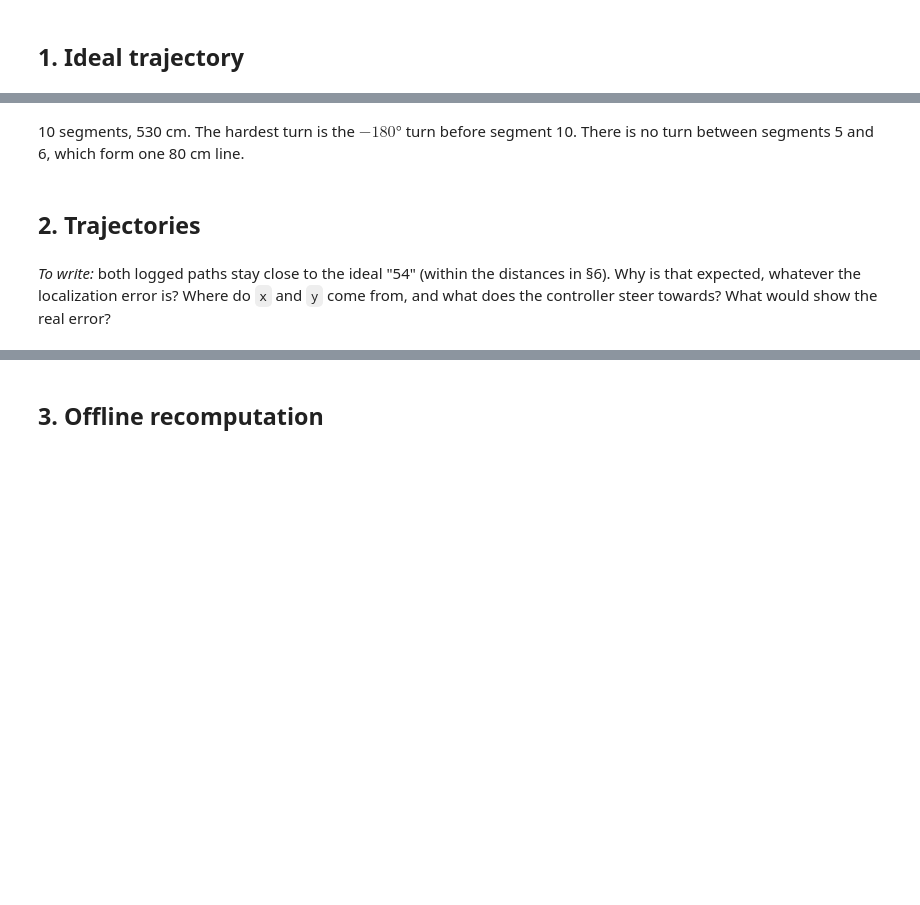
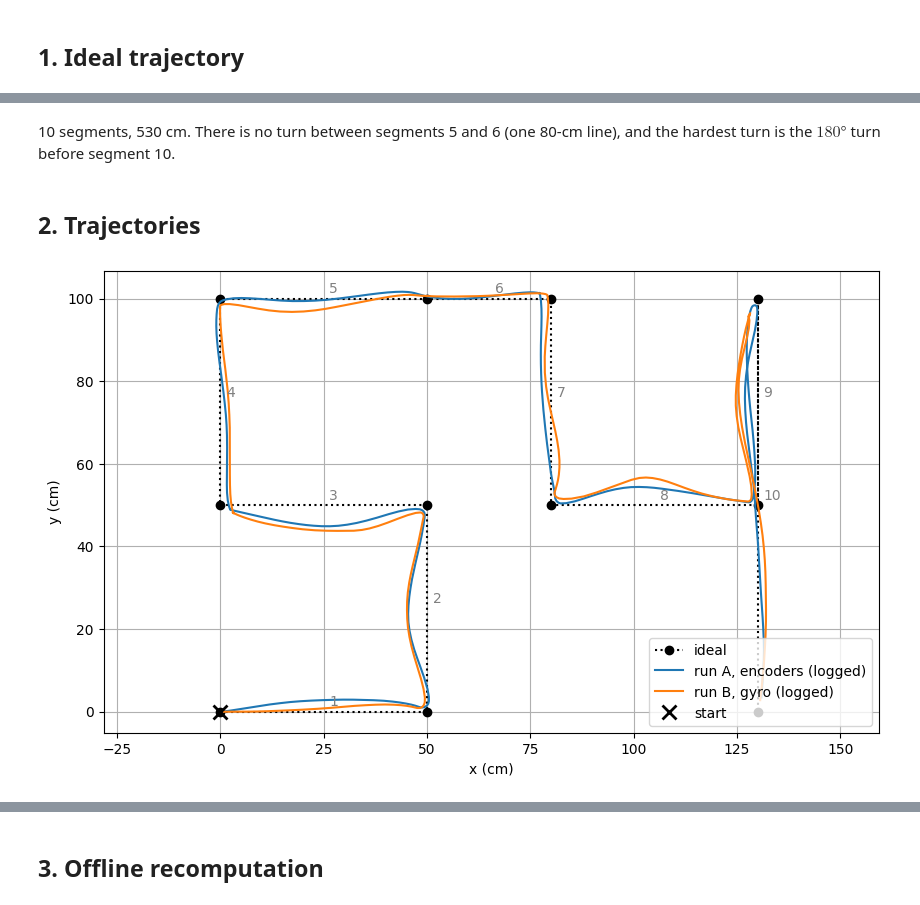
Before and after one commit to fleikey/robotics-cs413, a Jupyter notebook: Week10/odom_gyro_analysis.ipynb, the cells around one changed output, grey strips where cells are left out. Drawn from its saved outputs; the diff is of its cells as text; code cells hidden in the pictures; blank space fills up the shorter version.

Commit message:
Lab10: Localization analysis notebook.

```diff
--- a/Week10/odom_gyro_analysis.ipynb
+++ b/Week10/odom_gyro_analysis.ipynb
@@ -37,15 +40,9 @@ wp = np.array([[0, 0],
                [80, 50], [130, 50], [130, 100], [130, 0]])         # digit 4
 X_ref, Y_ref = wp[:, 0], wp[:, 1]
 
-def wrap(a):
-    return (a + 180) % 360 - 180            # angle to [-180, 180) deg
-
-course_ref = np.degrees(np.arctan2(np.diff(Y_ref), np.diff(X_ref)))    # deg, from +x
+course_ref = np.degrees(np.arctan2(np.diff(Y_ref), np.diff(X_ref)))    # deg
 path_ref = np.hypot(np.diff(X_ref), np.diff(Y_ref))                    # cm
 
-ref = pd.DataFrame({'seg': np.arange(1, 11),
-                    'course_ref': course_ref,
-                    'turn': wrap(np.diff(np.r_[0, course_ref])),       # turn before the segment
-                    'path_ref': path_ref})
-print(ref.to_string(index=False))
+for k in range(10):
+    print(f'segment {k + 1}: course_ref {course_ref[k]:6.1f} deg, path_ref {path_ref[k]:4.0f} cm')
 print(f'total path_ref = {path_ref.sum():.0f} cm')
@@ -52,17 +61,18 @@ print(f'total path_ref = {path_ref.sum():.0f} cm')
 # %% [markdown]
-10 segments, 530 cm. The hardest turn is the $-180°$ turn before segment 10. There is no turn between segments 5 and 6, which form one 80 cm line.
+10 segments, 530 cm. There is no turn between segments 5 and 6 (one 80-cm line), and the hardest turn is the $180°$ turn before segment 10.
 # %% [markdown]
 ## 2. Trajectories
 # %%
 plt.figure(figsize=(10, 6))
 plt.plot(X_ref, Y_ref, 'k:o', label='ideal')
-plt.plot(runA.x, runA.y, label='run A, odometry (logged)')
+plt.plot(runA.x, runA.y, label='run A, encoders (logged)')
 plt.plot(runB.x, runB.y, label='run B, gyro (logged)')
 plt.plot(0, 0, 'kx', markersize=10, mew=2, label='start')
 for k in range(10):                                    # segment numbers at the midpoints
     plt.annotate(str(k + 1), ((X_ref[k] + X_ref[k + 1]) / 2, (Y_ref[k] + Y_ref[k + 1]) / 2),
                  textcoords='offset points', xytext=(4, 4), color='gray')
-plt.axis('equal'); plt.xlabel('x (cm)'); plt.ylabel('y (cm)'); plt.legend()
+plt.axis('equal'); plt.grid(True)
+plt.xlabel('x (cm)'); plt.ylabel('y (cm)'); plt.legend()
 plt.show()
+# %% [output]
+[figure, added]
-# %% [markdown]
-*To write:* both logged paths stay close to the ideal "54" (within the distances in §6). Why is that expected, whatever the localization error is? Where do `x` and `y` come from, and what does the controller steer towards? What would show the real error?
```
Also changed, not shown: parts of 39 cells of this notebook, 2 other files.
